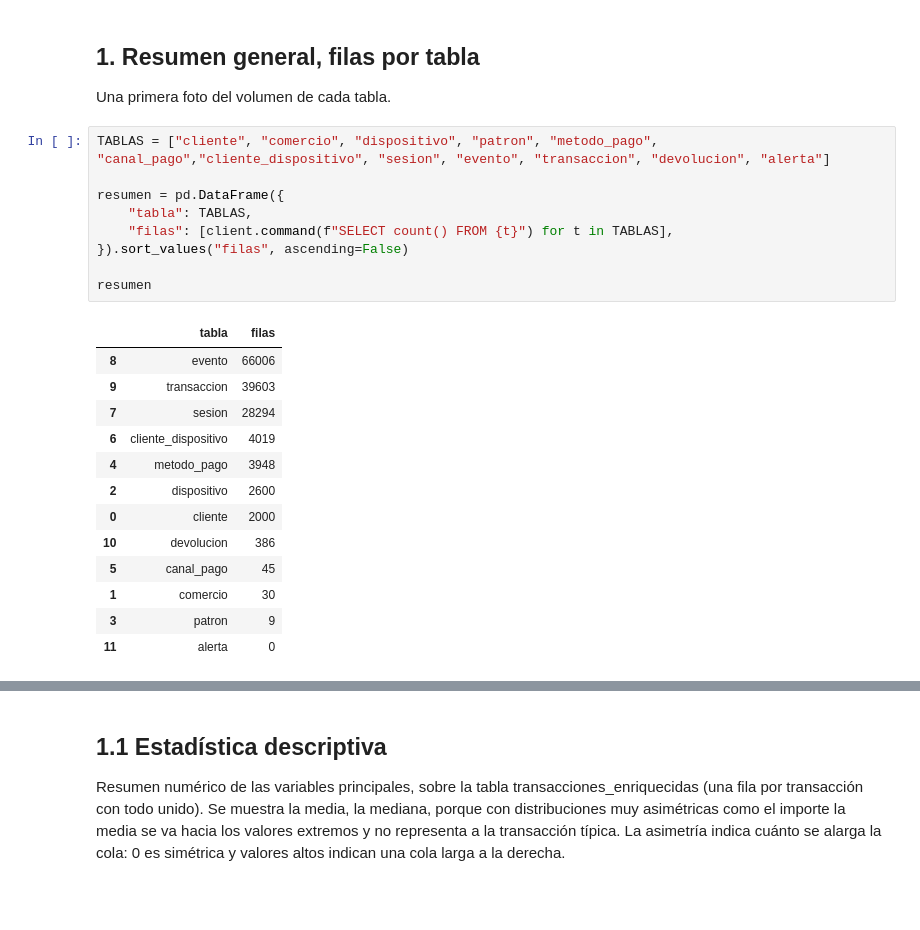
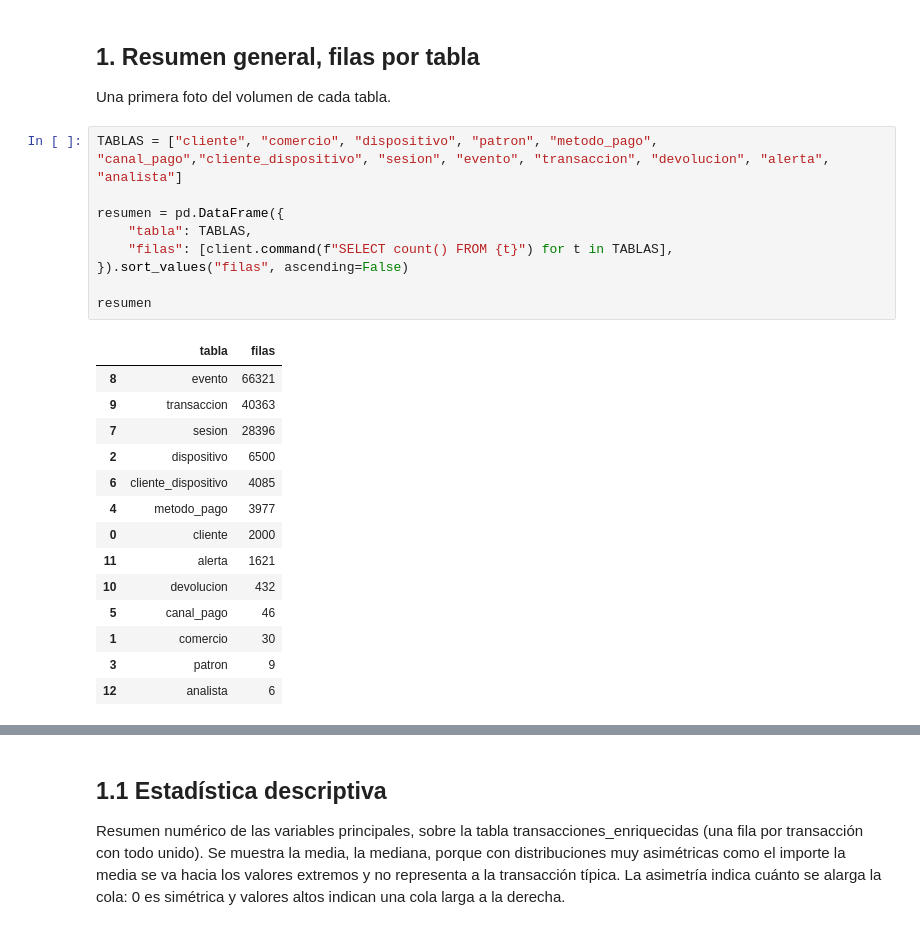
Before and after one commit to jacocallejo-merlin/Deteccion-fraude-merlin, a Jupyter notebook: notebooks/exploracion_visualizacion.ipynb, the cells around one changed output, grey strips where cells are left out. Saved outputs shown, nothing was run; the diff lists cells and outputs as text; blank space fills up the shorter version.

```diff
--- a/notebooks/exploracion_visualizacion.ipynb
+++ b/notebooks/exploracion_visualizacion.ipynb
@@ -49,28 +49,29 @@ Conectado a la base de datos "fraude_pagos"
 
 Una primera foto del volumen de cada tabla.
 # %%
-TABLAS = ["cliente", "comercio", "dispositivo", "patron", "metodo_pago", "canal_pago","cliente_dispositivo", "sesion", "evento", "transaccion", "devolucion", "alerta"]
+TABLAS = ["cliente", "comercio", "dispositivo", "patron", "metodo_pago", "canal_pago","cliente_dispositivo", "sesion", "evento", "transaccion", "devolucion", "alerta", "analista"]
 
 resumen = pd.DataFrame({
     "tabla": TABLAS,
     "filas": [client.command(f"SELECT count() FROM {t}") for t in TABLAS],
 }).sort_values("filas", ascending=False)
 
 resumen
 # %% [output]
 |  | tabla | filas |
-| 8 | evento | 66006 |
-| 9 | transaccion | 39603 |
-| 7 | sesion | 28294 |
-| 6 | cliente_dispositivo | 4019 |
-| 4 | metodo_pago | 3948 |
-| 2 | dispositivo | 2600 |
+| 8 | evento | 66321 |
+| 9 | transaccion | 40363 |
+| 7 | sesion | 28396 |
+| 2 | dispositivo | 6500 |
+| 6 | cliente_dispositivo | 4085 |
+| 4 | metodo_pago | 3977 |
 | 0 | cliente | 2000 |
-| 10 | devolucion | 386 |
-| 5 | canal_pago | 45 |
+| 11 | alerta | 1621 |
+| 10 | devolucion | 432 |
+| 5 | canal_pago | 46 |
 | 1 | comercio | 30 |
 | 3 | patron | 9 |
-| 11 | alerta | 0 |
+| 12 | analista | 6 |
 # %%
 from IPython.display import display
 
```
Also changed, not shown: parts of 51 cells of this notebook, 41 other files.
